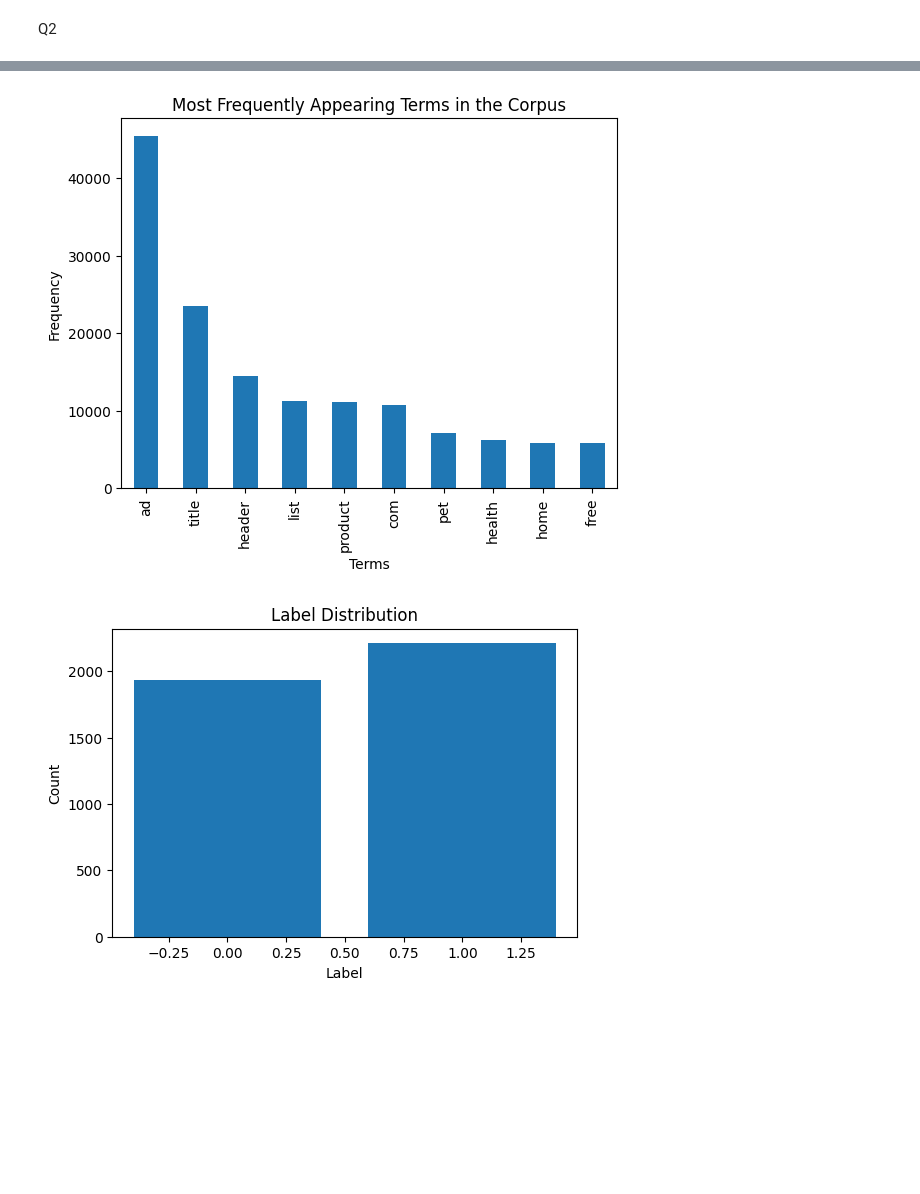
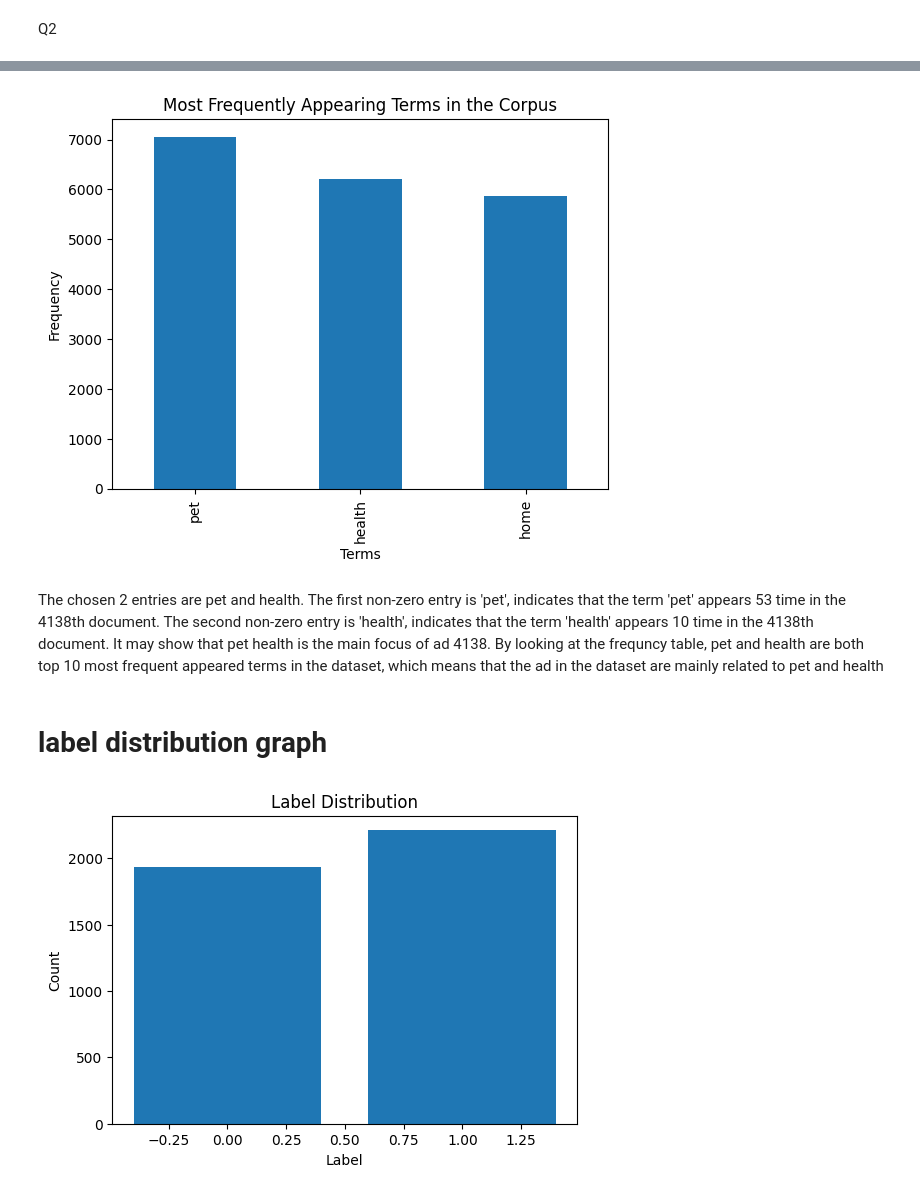
Before and after one commit to ZorroHZR/MBAN6110_Datascience, a Jupyter notebook: Asg 2.ipynb, the cells around one changed output, grey strips where cells are left out. Cells and saved outputs as stored; diff of their text form; code cells hidden in the pictures; blank space fills up the shorter version.

```diff
--- a/Asg 2.ipynb
+++ b/Asg 2.ipynb
@@ -129,32 +129,31 @@ Total count for 'health': 6202
 # %%
 import matplotlib.pyplot as plt
 
 # Assuming 'most_frequent_terms' is a pandas Series like the one in your example
 most_frequent_terms = pd.Series({
-    'ad': 45424,
-    'title': 23542,
-    'header': 14509,
-    'list': 11228,
-    'product': 11154,
-    'com': 10704,
     'pet': 7057,
     'health': 6202,
     'home': 5870,
-    'free': 5854,
 })
 
 # Create a bar plot
 most_frequent_terms.plot(kind='bar')
 
 # Adding titles and labels
 plt.title('Most Frequently Appearing Terms in the Corpus')
 plt.xlabel('Terms')
 plt.ylabel('Frequency')
 
 # Show the plot
 plt.show()
 # %% [output]
-[figure, old version]
+[figure, new version]
+# %% [markdown]
+The chosen 2 entries are pet and health.</br>
+The first non-zero entry is 'pet', indicates that the term 'pet' appears 53 time in the 4138th document. The second non-zero entry is 'health', indicates that the term 'health' appears 10 time in the 4138th document. It may show that pet health is the main focus of ad 4138.</br>
+By looking at the frequncy table, pet and health are both top 10 most frequent appeared terms in the dataset, which means that the ad in the dataset are mainly related to pet and health</br>
+# %% [markdown]
+# label distribution graph
 # %%
 import matplotlib.pyplot as plt
 
```
Also changed, not shown: parts of 6 cells of this notebook.
